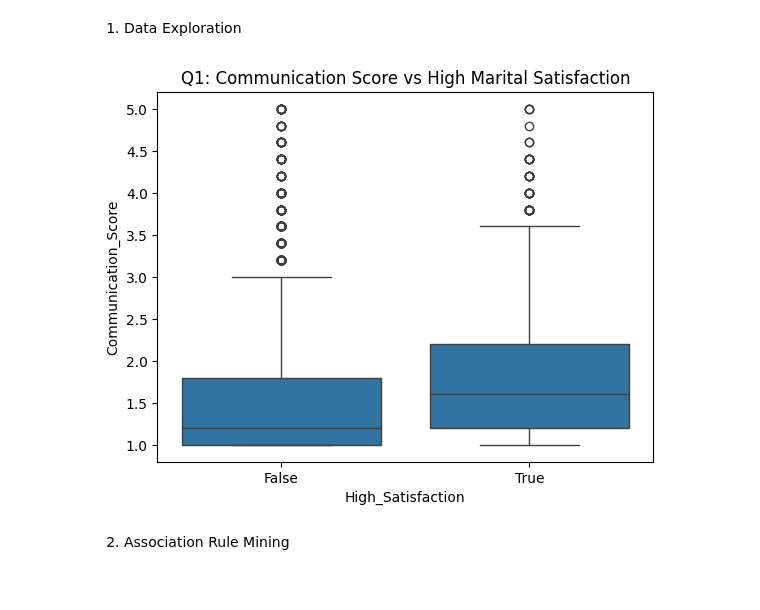
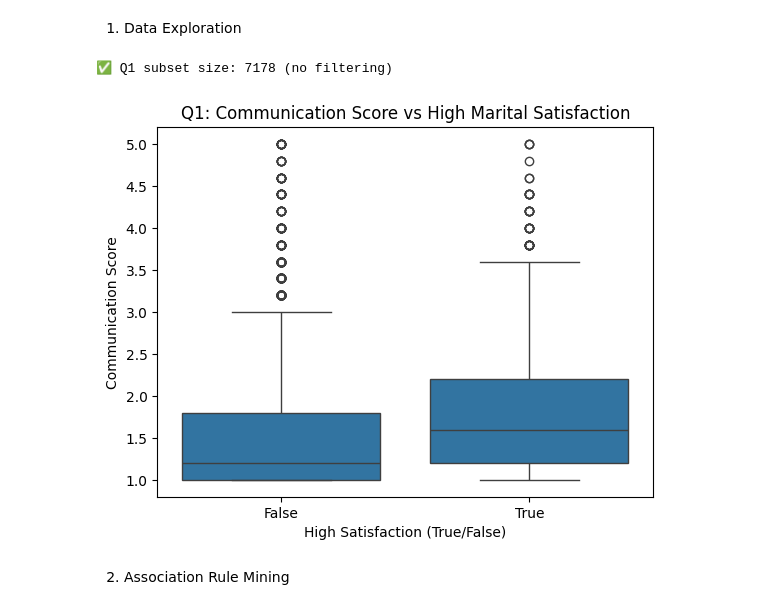
Before and after one commit to JiaJun0207/DataMiningAssignment, a Jupyter notebook: TT2L_G1.ipynb, the cells around one changed output. Cells and saved outputs as stored; diff of their text form; code cells hidden in the pictures.

```diff
--- a/TT2L_G1.ipynb
+++ b/TT2L_G1.ipynb
@@ -40,14 +40,23 @@ Material_status is Marital Satisfaction (rename for clarity)
 # %% [markdown]
 1. Data Exploration
 # %%
+# Communication score (used across multiple questions)
 df["Communication_Score"] = df[["Love1", "Love2", "Love3", "Love4", "Love5"]].mean(axis=1)
+df["Pension"] = df["Pension"].fillna(0)
+
+# Q1: High satisfaction vs communication
 df["High_Satisfaction"] = df["Material_status"] >= 4
+df["Comm_High"] = df["Communication_Score"] >= 6
 
+print(f"\n✅ Q1 subset size: {df.shape[0]} (no filtering)")
 sns.boxplot(x="High_Satisfaction", y="Communication_Score", data=df)
 plt.title("Q1: Communication Score vs High Marital Satisfaction")
+plt.xlabel("High Satisfaction (True/False)")
+plt.ylabel("Communication Score")
 plt.show()
 # %% [output]
+✅ Q1 subset size: 7178 (no filtering)
-[figure, old version]
+[figure, new version]
 # %% [markdown]
 2. Association Rule Mining
 # %%
```
Also changed, not shown: parts of 4 cells of this notebook.
